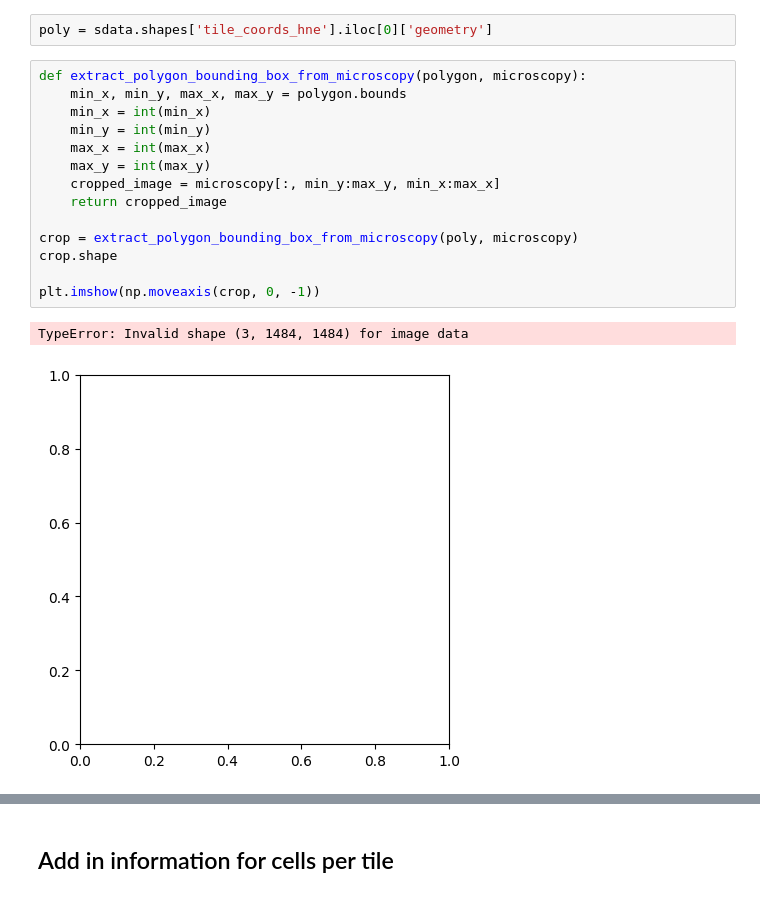
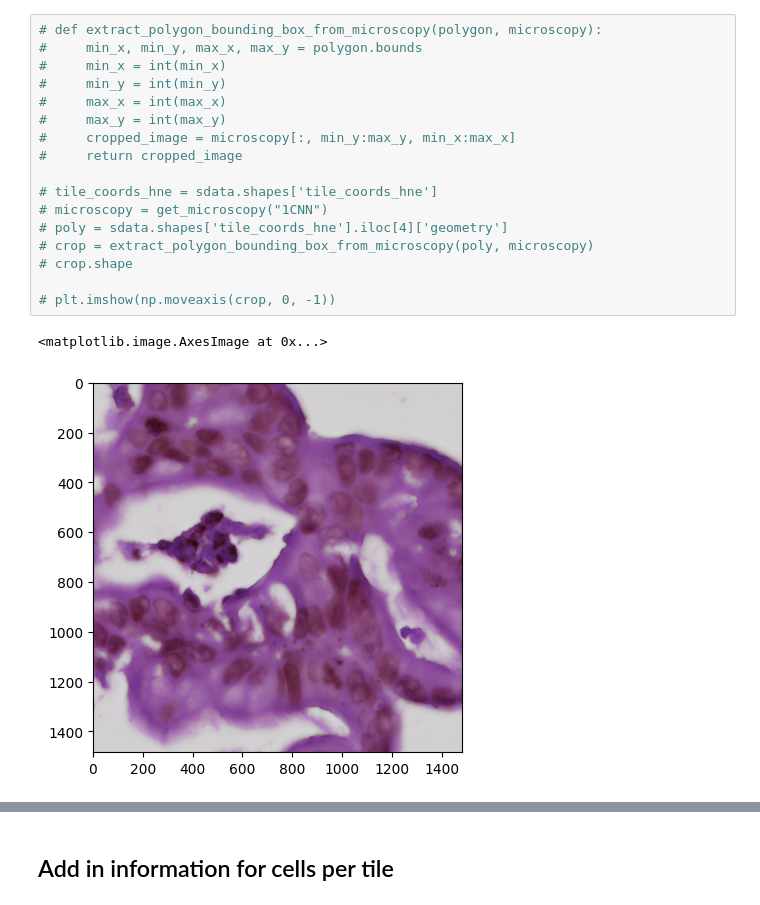
Before and after one commit to bdsc-tds/Norkin2026, a Jupyter notebook: workflow/analysis/xenium/morphology_notebooks/1-embedding_analysis.ipynb, the cells around one changed output, grey strips where cells are left out. Cells and saved outputs as stored; diff of their text form.

```diff
--- a/workflow/analysis/xenium/morphology_notebooks/1-embedding_analysis.ipynb
+++ b/workflow/analysis/xenium/morphology_notebooks/1-embedding_analysis.ipynb
@@ -57,22 +33,23 @@ with coordinate systems:
-# %%
-poly = sdata.shapes['tile_coords_hne'].iloc[0]['geometry']
 # %%
-def extract_polygon_bounding_box_from_microscopy(polygon, microscopy):
-    min_x, min_y, max_x, max_y = polygon.bounds
-    min_x = int(min_x)
-    min_y = int(min_y)
-    max_x = int(max_x)
-    max_y = int(max_y)
-    cropped_image = microscopy[:, min_y:max_y, min_x:max_x]
-    return cropped_image
+# def extract_polygon_bounding_box_from_microscopy(polygon, microscopy):
+#     min_x, min_y, max_x, max_y = polygon.bounds
+#     min_x = int(min_x)
+#     min_y = int(min_y)
+#     max_x = int(max_x)
+#     max_y = int(max_y)
+#     cropped_image = microscopy[:, min_y:max_y, min_x:max_x]
+#     return cropped_image
 
-crop = extract_polygon_bounding_box_from_microscopy(poly, microscopy)
-crop.shape
+# tile_coords_hne = sdata.shapes['tile_coords_hne']
+# microscopy = get_microscopy("1CNN")
+# poly = sdata.shapes['tile_coords_hne'].iloc[4]['geometry']
+# crop = extract_polygon_bounding_box_from_microscopy(poly, microscopy)
+# crop.shape
 
-plt.imshow(np.moveaxis(crop, 0, -1))
+# plt.imshow(np.moveaxis(crop, 0, -1))
 # %% [output]
-TypeError: Invalid shape (3, 1484, 1484) for image data
+<matplotlib.image.AxesImage at 0x...>
-[figure, old version]
+[figure, new version]
 # %%
 # Load in the data
 import glob
```
Also changed, not shown: parts of 15 cells of this notebook, 10 other files.
